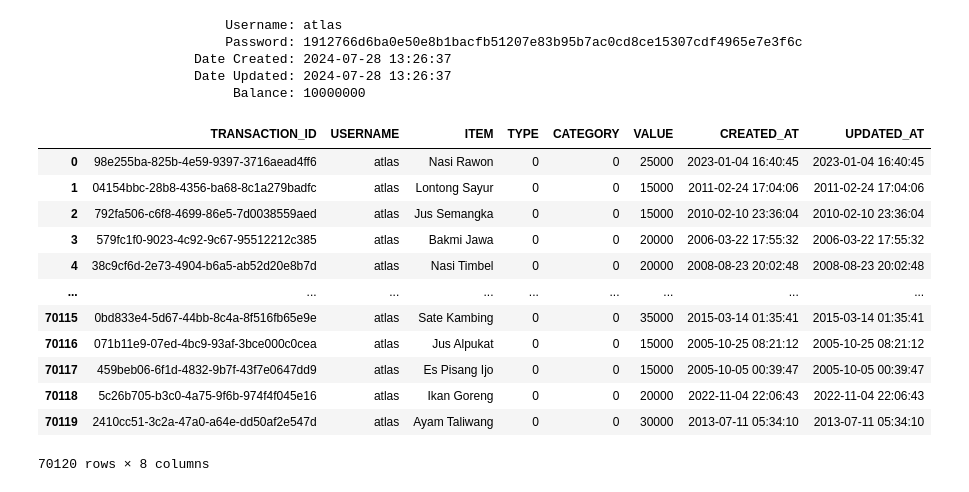
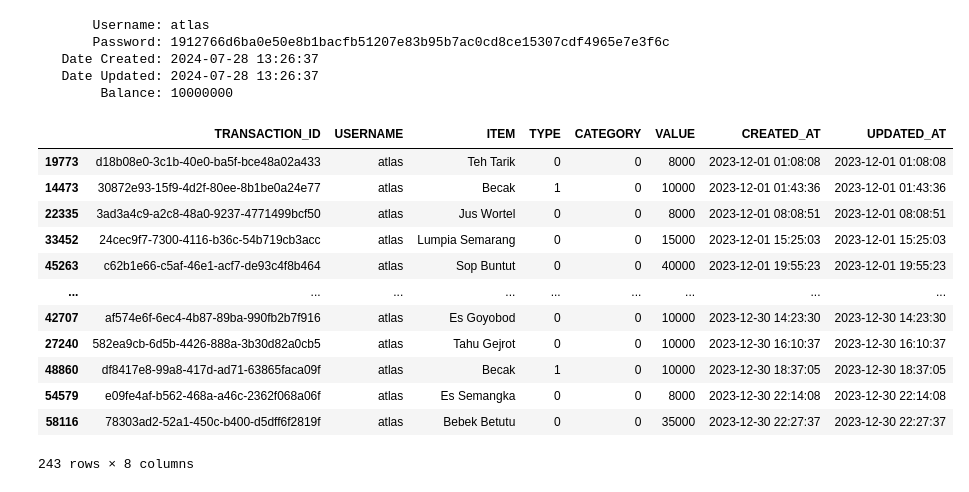
Before and after one commit to AtlasCJr/pfm, a Jupyter notebook: myAnalysis.ipynb, the cells around one changed output. Cells and saved outputs as stored; diff of their text form; code cells hidden in the pictures.

```diff
--- a/myAnalysis.ipynb
+++ b/myAnalysis.ipynb
@@ -19,19 +19,19 @@ myAcc.summary()
 # %%
 df = getTransactionData(myAcc)
 
-df
+df[df['CREATED_AT'] > '2023-12-01'].sort_values(by='CREATED_AT')
 # %% [output]
 |  | TRANSACTION_ID | USERNAME | ITEM | TYPE | CATEGORY | VALUE | CREATED_AT | UPDATED_AT |
-| 0 | 98e255ba-825b-4e59-9397-3716aead4ff6 | atlas | Nasi Rawon | 0 | 0 | 25000 | 2023-01-04 16:40:45 | 2023-01-04 16:40:45 |
-| 1 | 04154bbc-28b8-4356-ba68-8c1a279badfc | atlas | Lontong Sayur | 0 | 0 | 15000 | 2011-02-24 17:04:06 | 2011-02-24 17:04:06 |
-| 2 | 792fa506-c6f8-4699-86e5-7d0038559aed | atlas | Jus Semangka | 0 | 0 | 15000 | 2010-02-10 23:36:04 | 2010-02-10 23:36:04 |
-| 3 | 579fc1f0-9023-4c92-9c67-95512212c385 | atlas | Bakmi Jawa | 0 | 0 | 20000 | 2006-03-22 17:55:32 | 2006-03-22 17:55:32 |
-| 4 | 38c9cf6d-2e73-4904-b6a5-ab52d20e8b7d | atlas | Nasi Timbel | 0 | 0 | 20000 | 2008-08-23 20:02:48 | 2008-08-23 20:02:48 |
+| 19773 | d18b08e0-3c1b-40e0-ba5f-bce48a02a433 | atlas | Teh Tarik | 0 | 0 | 8000 | 2023-12-01 01:08:08 | 2023-12-01 01:08:08 |
+| 14473 | 30872e93-15f9-4d2f-80ee-8b1be0a24e77 | atlas | Becak | 1 | 0 | 10000 | 2023-12-01 01:43:36 | 2023-12-01 01:43:36 |
+| 22335 | 3ad3a4c9-a2c8-48a0-9237-4771499bcf50 | atlas | Jus Wortel | 0 | 0 | 8000 | 2023-12-01 08:08:51 | 2023-12-01 08:08:51 |
+| 33452 | 24cec9f7-7300-4116-b36c-54b719cb3acc | atlas | Lumpia Semarang | 0 | 0 | 15000 | 2023-12-01 15:25:03 | 2023-12-01 15:25:03 |
+| 45263 | c62b1e66-c5af-46e1-acf7-de93c4f8b464 | atlas | Sop Buntut | 0 | 0 | 40000 | 2023-12-01 19:55:23 | 2023-12-01 19:55:23 |
 | ... | ... | ... | ... | ... | ... | ... | ... | ... |
-| 70115 | 0bd833e4-5d67-44bb-8c4a-8f516fb65e9e | atlas | Sate Kambing | 0 | 0 | 35000 | 2015-03-14 01:35:41 | 2015-03-14 01:35:41 |
-| 70116 | 071b11e9-07ed-4bc9-93af-3bce000c0cea | atlas | Jus Alpukat | 0 | 0 | 15000 | 2005-10-25 08:21:12 | 2005-10-25 08:21:12 |
-| 70117 | 459beb06-6f1d-4832-9b7f-43f7e0647dd9 | atlas | Es Pisang Ijo | 0 | 0 | 15000 | 2005-10-05 00:39:47 | 2005-10-05 00:39:47 |
-| 70118 | 5c26b705-b3c0-4a75-9f6b-974f4f045e16 | atlas | Ikan Goreng | 0 | 0 | 20000 | 2022-11-04 22:06:43 | 2022-11-04 22:06:43 |
-| 70119 | 2410cc51-3c2a-47a0-a64e-dd50af2e547d | atlas | Ayam Taliwang | 0 | 0 | 30000 | 2013-07-11 05:34:10 | 2013-07-11 05:34:10 |
+| 42707 | af574e6f-6ec4-4b87-89ba-990fb2b7f916 | atlas | Es Goyobod | 0 | 0 | 10000 | 2023-12-30 14:23:30 | 2023-12-30 14:23:30 |
+| 27240 | 582ea9cb-6d5b-4426-888a-3b30d82a0cb5 | atlas | Tahu Gejrot | 0 | 0 | 10000 | 2023-12-30 16:10:37 | 2023-12-30 16:10:37 |
+| 48860 | df8417e8-99a8-417d-ad71-63865faca09f | atlas | Becak | 1 | 0 | 10000 | 2023-12-30 18:37:05 | 2023-12-30 18:37:05 |
+| 54579 | e09fe4af-b562-468a-a46c-2362f068a06f | atlas | Es Semangka | 0 | 0 | 8000 | 2023-12-30 22:14:08 | 2023-12-30 22:14:08 |
+| 58116 | 78303ad2-52a1-450c-b400-d5dff6f2819f | atlas | Bebek Betutu | 0 | 0 | 35000 | 2023-12-30 22:27:37 | 2023-12-30 22:27:37 |
-70120 rows × 8 columns
+243 rows × 8 columns
 # %%
```
Also changed, not shown: parts of 4 cells of this notebook, 10 other files.
